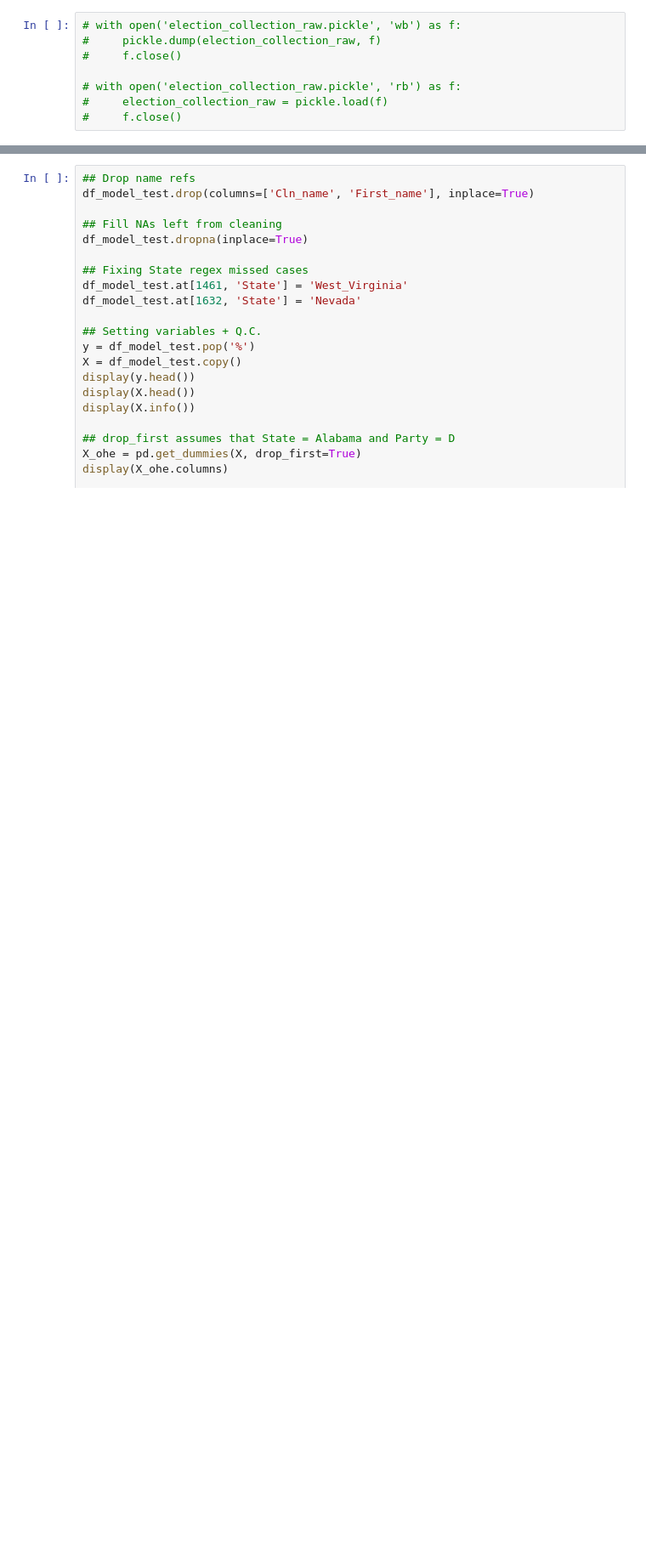
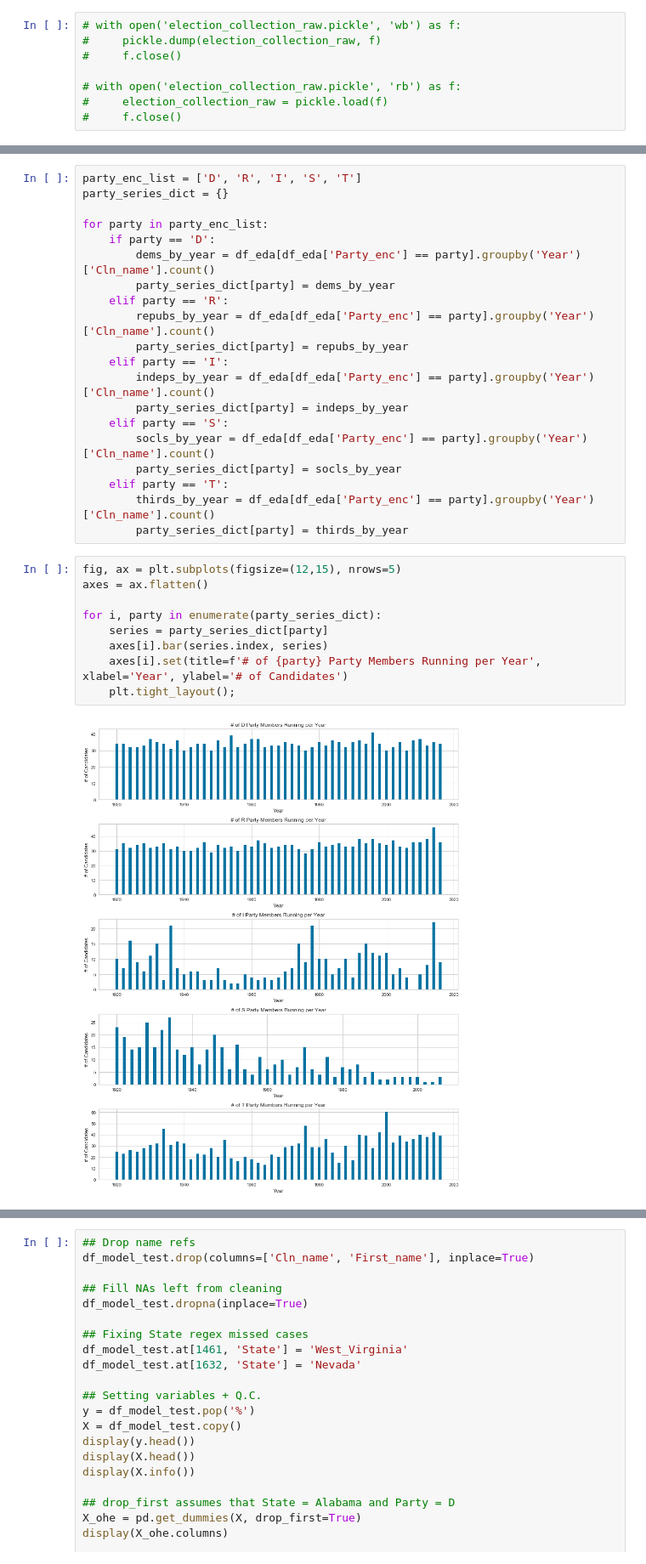
Before and after one commit to dfuller22/US_Senate_Election_Predictor, a Jupyter notebook: EDA_and_Modeling.ipynb, the cells around one changed output, grey strips where cells are left out. Shown at 85% size. Cells and saved outputs as stored; diff of their text form; blank space fills up the shorter version.

```diff
--- a/EDA_and_Modeling.ipynb
+++ b/EDA_and_Modeling.ipynb
@@ -67,0 +125,31 @@ display(df.tail())
+# %%
+party_enc_list = ['D', 'R', 'I', 'S', 'T']
+party_series_dict = {}
+
+for party in party_enc_list:
+    if party == 'D':
+        dems_by_year = df_eda[df_eda['Party_enc'] == party].groupby('Year')['Cln_name'].count()
+        party_series_dict[party] = dems_by_year
+    elif party == 'R':
+        repubs_by_year = df_eda[df_eda['Party_enc'] == party].groupby('Year')['Cln_name'].count()
+        party_series_dict[party] = repubs_by_year
+    elif party == 'I':
+        indeps_by_year = df_eda[df_eda['Party_enc'] == party].groupby('Year')['Cln_name'].count()
+        party_series_dict[party] = indeps_by_year
+    elif party == 'S':
+        socls_by_year = df_eda[df_eda['Party_enc'] == party].groupby('Year')['Cln_name'].count()
+        party_series_dict[party] = socls_by_year
+    elif party == 'T':
+        thirds_by_year = df_eda[df_eda['Party_enc'] == party].groupby('Year')['Cln_name'].count()
+        party_series_dict[party] = thirds_by_year
+# %%
+fig, ax = plt.subplots(figsize=(12,15), nrows=5)
+axes = ax.flatten()
+
+for i, party in enumerate(party_series_dict):
+    series = party_series_dict[party]
+    axes[i].bar(series.index, series)
+    axes[i].set(title=f'# of {party} Party Members Running per Year', xlabel='Year', ylabel='# of Candidates')
+    plt.tight_layout();
+# %% [output]
+[figure, added]
```
Also changed, not shown: parts of 56 cells of this notebook, 2 other files.
